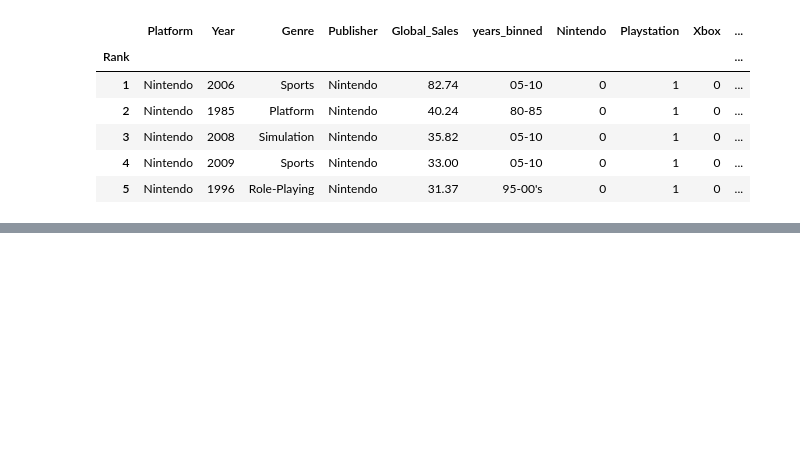
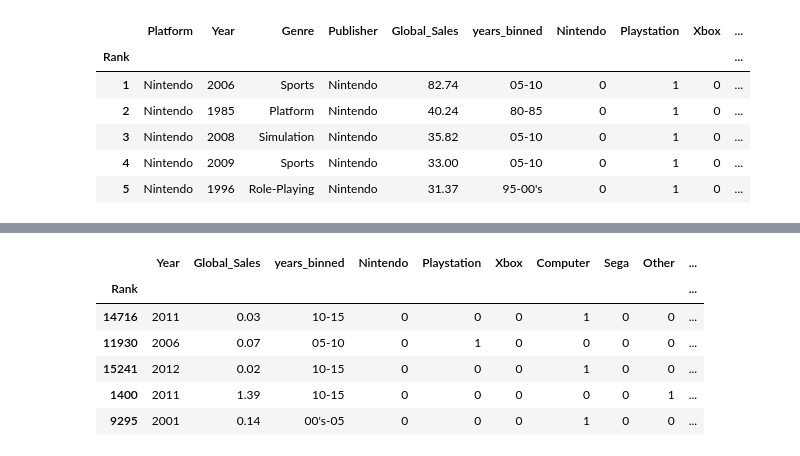
Before and after one commit to CaitlynCarney/video_game_sales, a Jupyter notebook: Workbooks/acquire_and_prepare.ipynb, the cells around one changed output, grey strips where cells are left out. Cells and saved outputs as stored; diff of their text form; code cells hidden in the pictures; blank space fills up the shorter version.

```diff
--- a/Workbooks/acquire_and_prepare.ipynb
+++ b/Workbooks/acquire_and_prepare.ipynb
@@ -314,0 +368,10 @@ y_test = pd.DataFrame(test.Global_Sales)
+# %%
+validate.head()
+# %% [output]
+|  | Year | Global_Sales | years_binned | Nintendo | Playstation | Xbox | Computer | Sega | Other | ... |
+| Rank |  |  |  |  |  |  |  |  |  | ... |
+| 14716 | 2011 | 0.03 | 10-15 | 0 | 0 | 0 | 1 | 0 | 0 | ... |
+| 11930 | 2006 | 0.07 | 05-10 | 0 | 1 | 0 | 0 | 0 | 0 | ... |
+| 15241 | 2012 | 0.02 | 10-15 | 0 | 0 | 0 | 1 | 0 | 0 | ... |
+| 1400 | 2011 | 1.39 | 10-15 | 0 | 0 | 0 | 0 | 0 | 1 | ... |
+| 9295 | 2001 | 0.14 | 00's-05 | 0 | 0 | 0 | 1 | 0 | 0 | ... |
```
Also changed, not shown: parts of 32 cells of this notebook.
